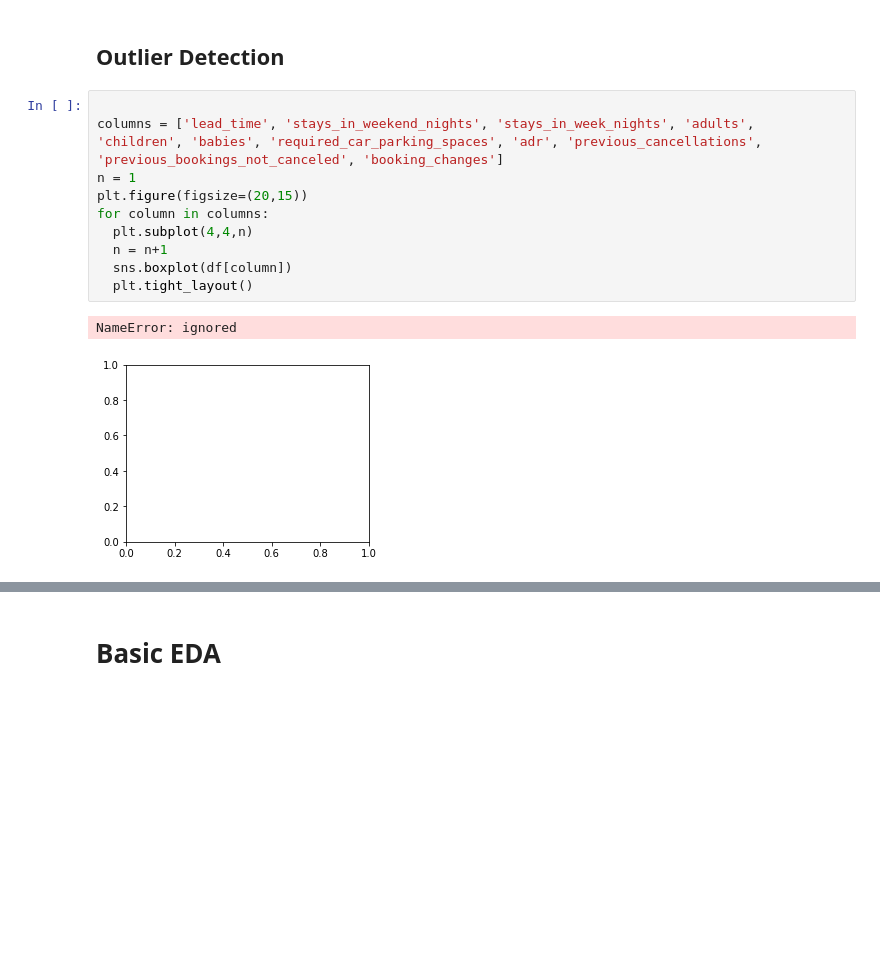
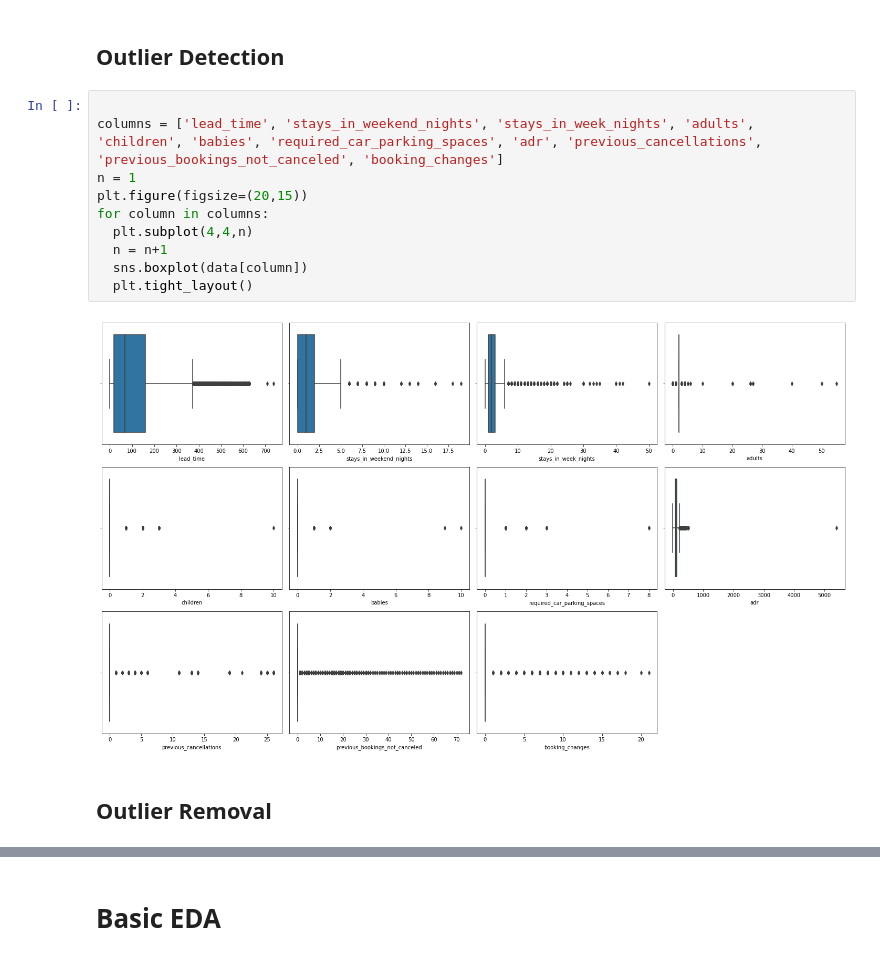
Before and after one commit to Deven876/Capstone-1-Hotel-Booking-Analysis, a Jupyter notebook: Capstone_Project_1_Hotel_Booking_Analysis.ipynb, the cells around one changed output, grey strips where cells are left out. Drawn from its saved outputs; the diff is of its cells as text; blank space fills up the shorter version.

```diff
--- a/Capstone_Project_1_Hotel_Booking_Analysis.ipynb
+++ b/Capstone_Project_1_Hotel_Booking_Analysis.ipynb
@@ -265,13 +265,14 @@ all are dealt with
 # %%
 
 columns = ['lead_time', 'stays_in_weekend_nights', 'stays_in_week_nights', 'adults', 'children', 'babies', 'required_car_parking_spaces', 'adr', 'previous_cancellations', 'previous_bookings_not_canceled', 'booking_changes']
 n = 1
 plt.figure(figsize=(20,15))
 for column in columns:
   plt.subplot(4,4,n)
   n = n+1
-  sns.boxplot(df[column])
+  sns.boxplot(data[column])
   plt.tight_layout()
 # %% [output]
-NameError: ignored
-[figure, old version]
+[figure, new version]
+# %% [markdown]
+## **Outlier Removal**
```
Also changed, not shown: parts of 1 cell of this notebook.
